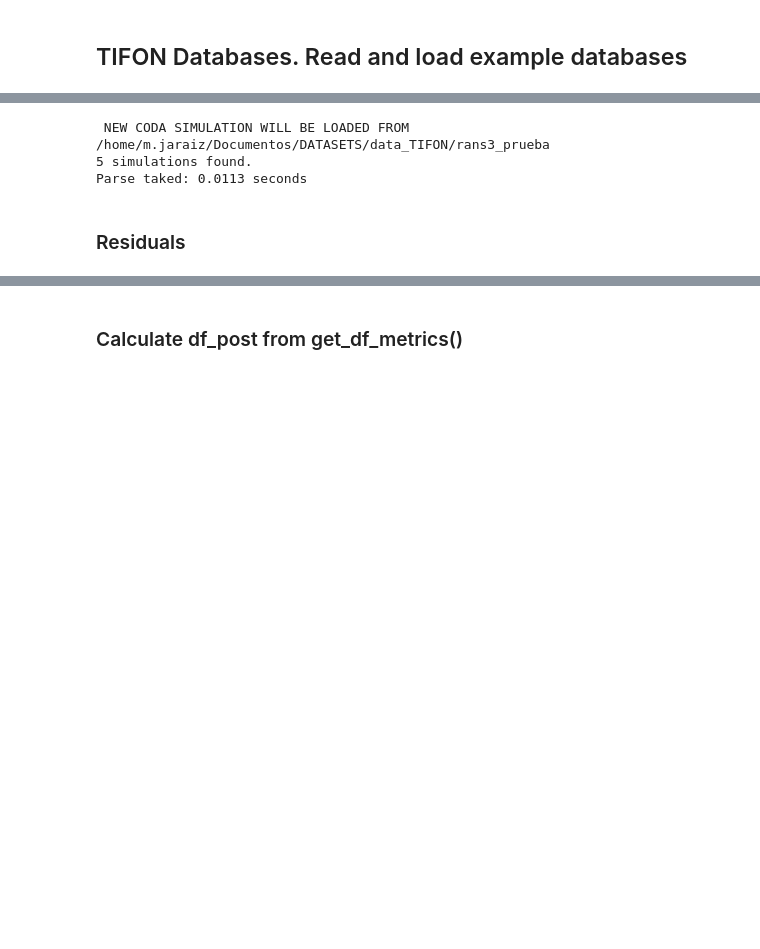
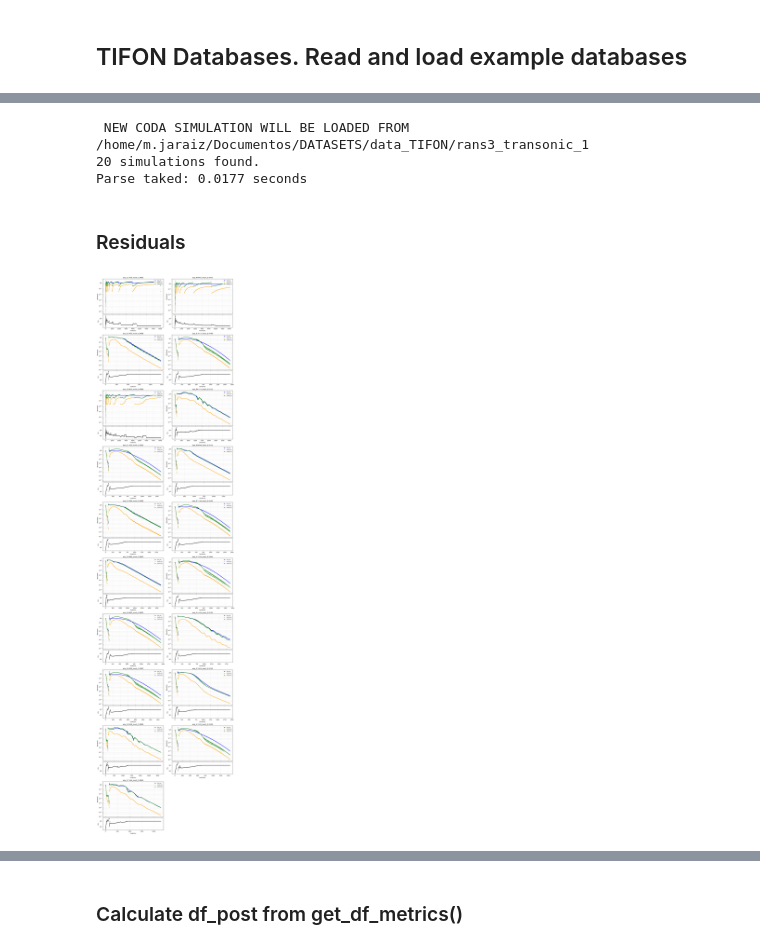
Before and after one commit to ninjaraiz/fellowship-of-the-ring, a Jupyter notebook: examples/example_df_post_analysis.ipynb, the cells around one changed output, grey strips where cells are left out. Saved outputs shown, nothing was run; the diff lists cells and outputs as text; code cells hidden in the pictures; blank space fills up the shorter version.

Commit message:
rans_3_transonic_1_0

```diff
--- a/examples/example_df_post_analysis.ipynb
+++ b/examples/example_df_post_analysis.ipynb
@@ -41,11 +50,15 @@ def read_db(datafolder, case_idx):
 # %%
-db_1 = read_db('/home/m.jaraiz/Documentos/DATASETS/data_TIFON/rans3_prueba/', case_idx='all')
+db_1 = read_db('/home/m.jaraiz/Documentos/DATASETS/data_TIFON/rans3_transonic_1/', case_idx='all', make_data_dict=False)
 # %% [output]
- NEW CODA SIMULATION WILL BE LOADED FROM /home/m.jaraiz/Documentos/DATASETS/data_TIFON/rans3_prueba
-5 simulations found.
-Parse taked: 0.0113 seconds
+ NEW CODA SIMULATION WILL BE LOADED FROM /home/m.jaraiz/Documentos/DATASETS/data_TIFON/rans3_transonic_1
+20 simulations found.
+Parse taked: 0.0177 seconds
 # %% [markdown]
 ### Residuals
+# %%
+db_1.residuals.plot_state_calculation(num_stages=2, txt_from_end=1)
+# %% [output]
+[figure, added]
 # %%
 for case_idx in range(5):
     db_1.residuals.plot_residuals_from_case(
```
Also changed, not shown: parts of 2 cells of this notebook, 3 other files.
